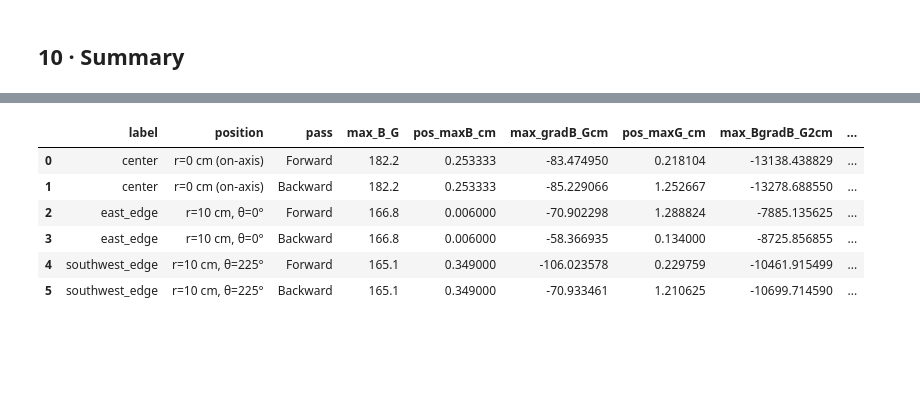
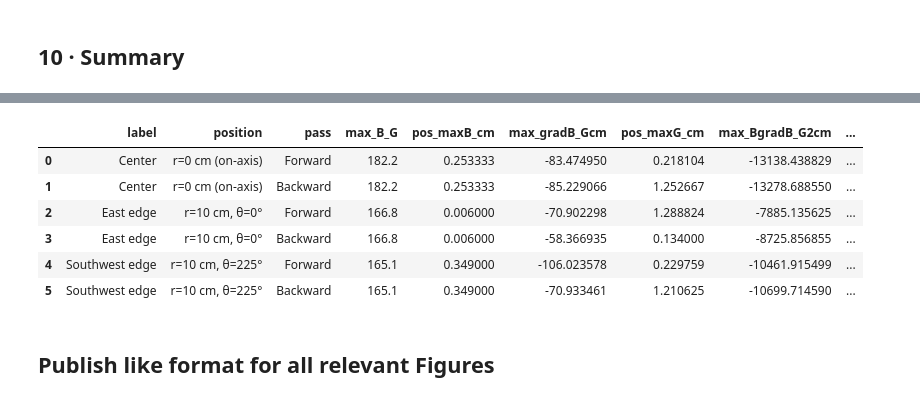
Before and after one commit to Zslw/mri-translational-force-n-torque-analysis, a Jupyter notebook: JupyterLab/BfieldSIM/BfieldAnalysis.ipynb, the cells around one changed output, grey strips where cells are left out. Cells and saved outputs as stored; diff of their text form; code cells hidden in the pictures; blank space fills up the shorter version.

```diff
--- a/JupyterLab/BfieldSIM/BfieldAnalysis.ipynb
+++ b/JupyterLab/BfieldSIM/BfieldAnalysis.ipynb
@@ -124,0 +127,39 @@ ZPOS = {
+# %%
+# ── Forward / Backward speed comparison in the 0–10 cm zone ──────────────────
+# Paste this into a new cell at the end of your notebook.
+# Requires: ZPOS dict already defined (Cell 3)
+
+import numpy as np
+
+print("=== Keyframe timestamps in the z=0–10 cm zone (forward and backward) ===\n")
+
+for label, zdf in ZPOS.items():
+    zdf = zdf.copy()
+    zdf["Time_s"] = pd.to_timedelta("00:" + zdf["time_str"]).dt.total_seconds()
+
+    # turnaround = first occurrence of z=0
+    turn_idx = zdf[zdf["zposition"] == 0].index[0]
+
+    fwd = zdf.loc[:turn_idx][zdf.loc[:turn_idx]["zposition"] <= 10].copy()
+    bwd = zdf.loc[turn_idx:][zdf.loc[turn_idx:]["zposition"] <= 10].copy()
+
+    print(f"--- {label} ---")
+    print(f"  Forward  (z=10→0)  t = {fwd['Time_s'].values} s   z = {fwd['zposition'].values} cm")
+    print(f"  Backward (z=0→10)  t = {bwd['Time_s'].values} s   z = {bwd['zposition'].values} cm")
+
+    if len(fwd) >= 2:
+        fwd_duration = fwd["Time_s"].max() - fwd["Time_s"].min()
+        fwd_speeds   = np.abs(np.diff(fwd["zposition"].values[::-1]) /
+                              np.diff(fwd["Time_s"].values))
+        print(f"  Forward  time in zone : {fwd_duration:.1f} s")
+        print(f"  Forward  speed (cm/s) : mean={fwd_speeds.mean():.3f}  "
+              f"min={fwd_speeds.min():.3f}  max={fwd_speeds.max():.3f}")
+
+    if len(bwd) >= 2:
+        bwd_duration = bwd["Time_s"].max() - bwd["Time_s"].min()
+        bwd_speeds   = np.abs(np.diff(bwd["zposition"].values) /
+                              np.diff(bwd["Time_s"].values))
+        print(f"  Backward time in zone : {bwd_duration:.1f} s")
+        print(f"  Backward speed (cm/s) : mean={bwd_speeds.mean():.3f}  "
+              f"min={bwd_speeds.min():.3f}  max={bwd_speeds.max():.3f}")
+    print()
@@ -316,9 +375,9 @@ plt.show()
 import textwrap
 
 POSITIONS = {
-    'center':         'r=0 cm  (on-axis)',
-    'southwest_edge': 'r=10 cm, θ=225°',
-    'east_edge':      'r=10 cm, θ=0°',
+    'Center':         'r=0 cm  (on-axis)',
+    'Southwest edge': 'r=10 cm, θ=225°',
+    'East edge':      'r=10 cm, θ=0°',
 }
 
 summary_rows = []
@@ -419,7 +478,9 @@ General behaviour:
 |  | label | position | pass | max_B_G | pos_maxB_cm | max_gradB_Gcm | pos_maxG_cm | max_BgradB_G2cm | ... |
-| 0 | center | r=0 cm (on-axis) | Forward | 182.2 | 0.253333 | -83.474950 | 0.218104 | -13138.438829 | ... |
-| 1 | center | r=0 cm (on-axis) | Backward | 182.2 | 0.253333 | -85.229066 | 1.252667 | -13278.688550 | ... |
-| 2 | east_edge | r=10 cm, θ=0° | Forward | 166.8 | 0.006000 | -70.902298 | 1.288824 | -7885.135625 | ... |
-| 3 | east_edge | r=10 cm, θ=0° | Backward | 166.8 | 0.006000 | -58.366935 | 0.134000 | -8725.856855 | ... |
-| 4 | southwest_edge | r=10 cm, θ=225° | Forward | 165.1 | 0.349000 | -106.023578 | 0.229759 | -10461.915499 | ... |
-| 5 | southwest_edge | r=10 cm, θ=225° | Backward | 165.1 | 0.349000 | -70.933461 | 1.210625 | -10699.714590 | ... |
+| 0 | Center | r=0 cm (on-axis) | Forward | 182.2 | 0.253333 | -83.474950 | 0.218104 | -13138.438829 | ... |
+| 1 | Center | r=0 cm (on-axis) | Backward | 182.2 | 0.253333 | -85.229066 | 1.252667 | -13278.688550 | ... |
+| 2 | East edge | r=10 cm, θ=0° | Forward | 166.8 | 0.006000 | -70.902298 | 1.288824 | -7885.135625 | ... |
+| 3 | East edge | r=10 cm, θ=0° | Backward | 166.8 | 0.006000 | -58.366935 | 0.134000 | -8725.856855 | ... |
+| 4 | Southwest edge | r=10 cm, θ=225° | Forward | 165.1 | 0.349000 | -106.023578 | 0.229759 | -10461.915499 | ... |
+| 5 | Southwest edge | r=10 cm, θ=225° | Backward | 165.1 | 0.349000 | -70.933461 | 1.210625 | -10699.714590 | ... |
+# %% [markdown]
+## Publish like format for all relevant Figures
```
Also changed, not shown: parts of 13 cells of this notebook, 59 other files.
